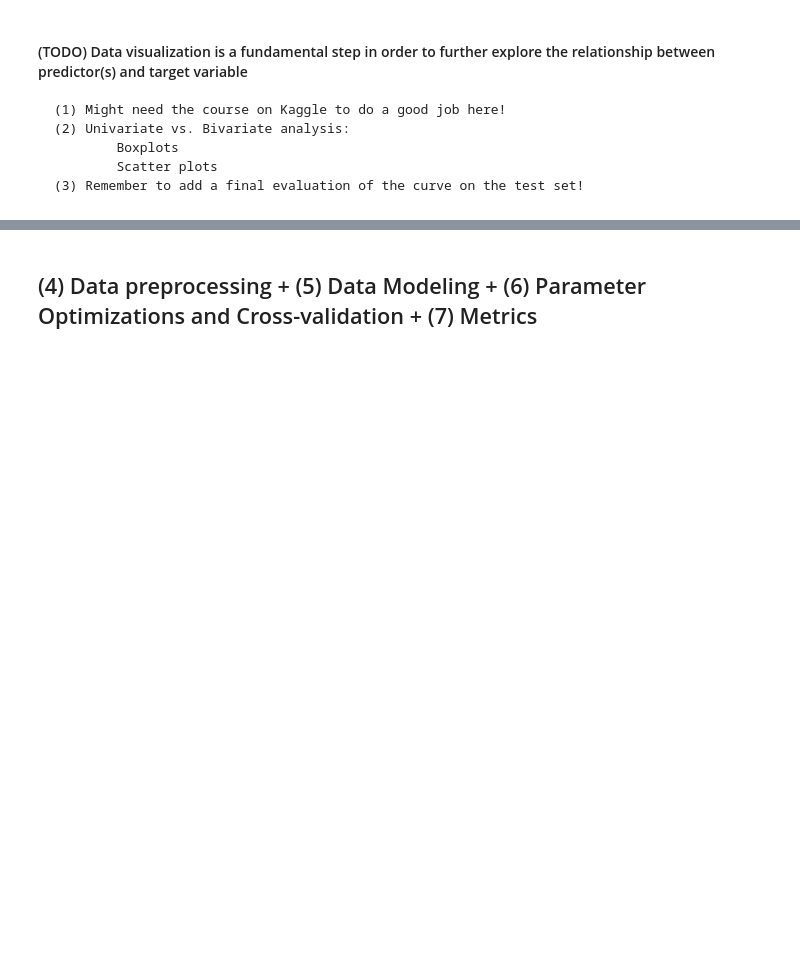
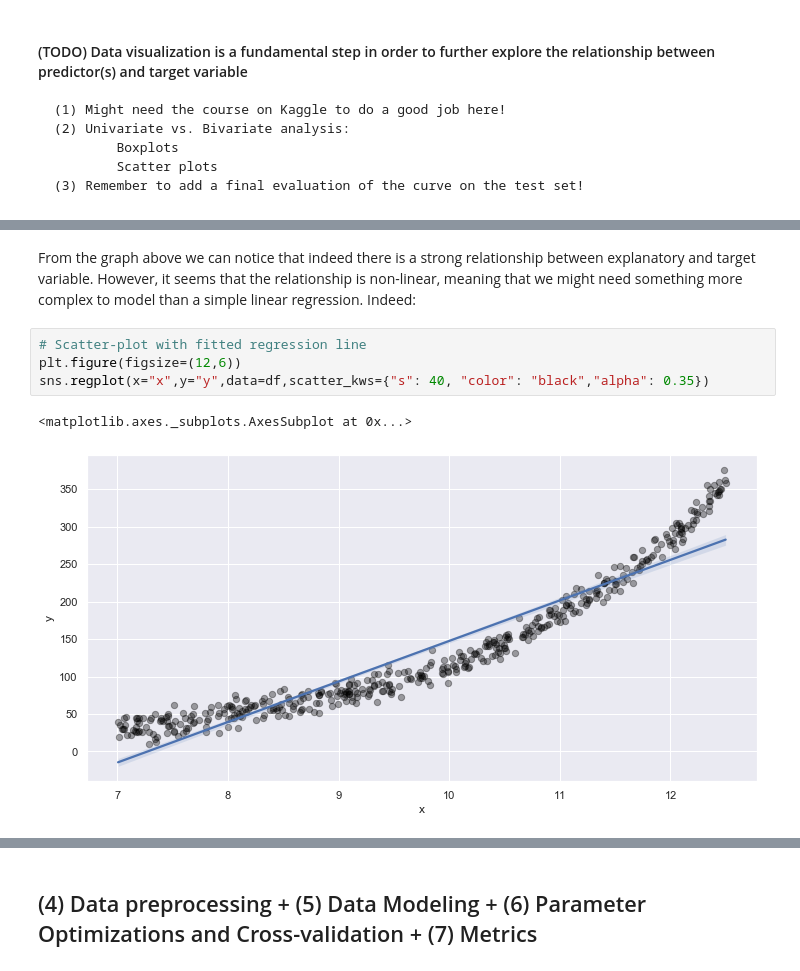
Before and after one commit to Travaz/supermercato24, a Jupyter notebook: analytics.ipynb, the cells around one changed output, grey strips where cells are left out. Drawn from its saved outputs; the diff is of its cells as text; blank space fills up the shorter version.

```diff
--- a/analytics.ipynb
+++ b/analytics.ipynb
@@ -141,0 +162,9 @@ sns.scatterplot(x=df.x,y=df.y)
+# %% [markdown]
+From the graph above we can notice that indeed there is a strong relationship between explanatory and target variable. However, it seems that the relationship is non-linear, meaning that we might need something more complex to model than a simple linear regression. Indeed:
+# %%
+# Scatter-plot with fitted regression line
+plt.figure(figsize=(12,6))
+sns.regplot(x="x",y="y",data=df,scatter_kws={"s": 40, "color": "black","alpha": 0.35})
+# %% [output]
+<matplotlib.axes._subplots.AxesSubplot at 0x...>
+[figure, added]
```
Also changed, not shown: parts of 24 cells of this notebook.
